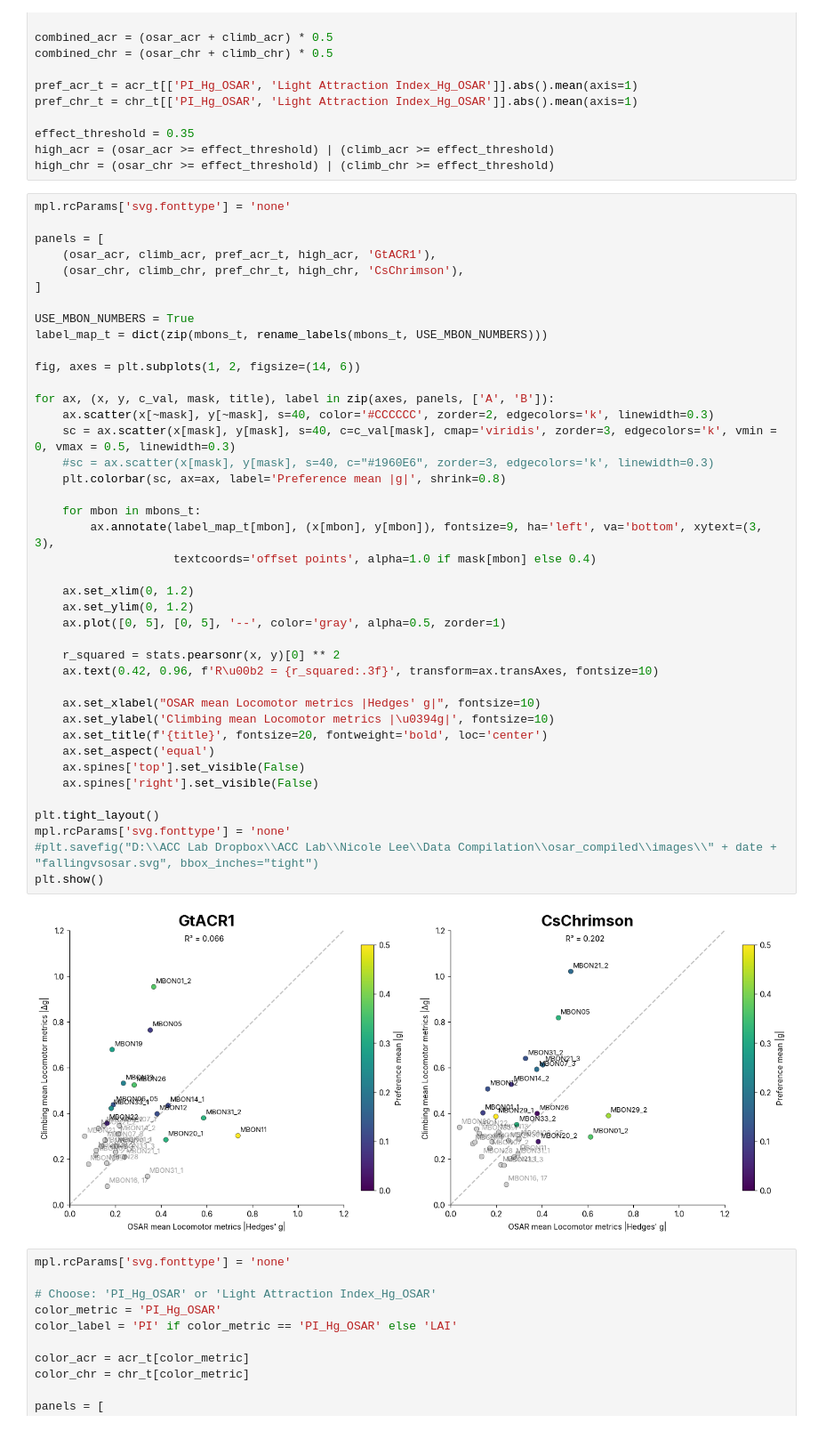
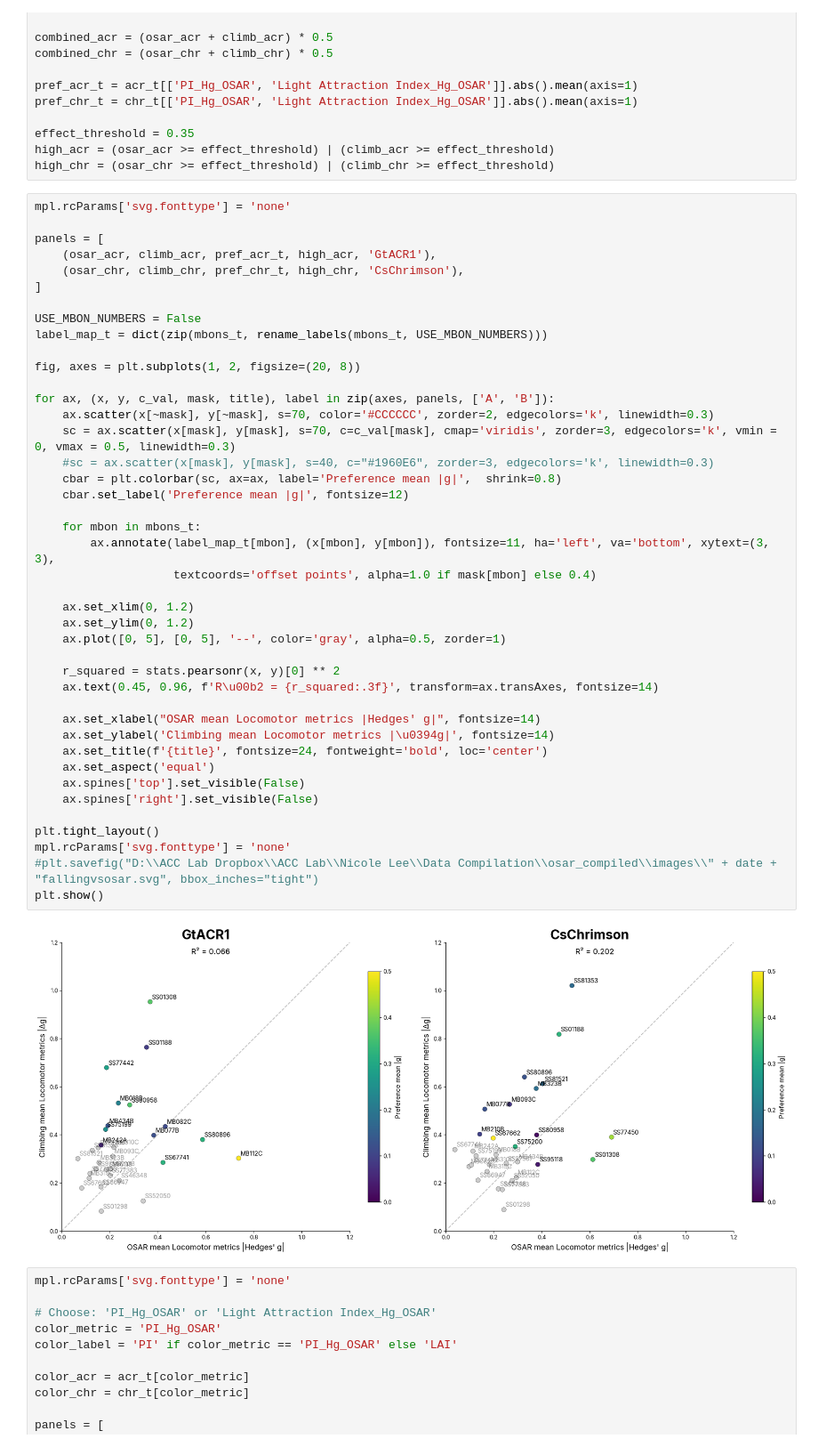
Before and after one commit to lnicole08/OSAR-Nicole-version, a Jupyter notebook: Osar Phenomics.ipynb, the cells around one changed output. Shown at 89% size. Drawn from its saved outputs; the diff is of its cells as text.

```diff
--- a/Osar Phenomics.ipynb
+++ b/Osar Phenomics.ipynb
@@ -466,44 +468,45 @@ mpl.rcParams['svg.fonttype'] = 'none'
 
 panels = [
     (osar_acr, climb_acr, pref_acr_t, high_acr, 'GtACR1'),
     (osar_chr, climb_chr, pref_chr_t, high_chr, 'CsChrimson'),
 ]
 
-USE_MBON_NUMBERS = True
+USE_MBON_NUMBERS = False
 label_map_t = dict(zip(mbons_t, rename_labels(mbons_t, USE_MBON_NUMBERS)))
 
-fig, axes = plt.subplots(1, 2, figsize=(14, 6))
+fig, axes = plt.subplots(1, 2, figsize=(20, 8))
 
 for ax, (x, y, c_val, mask, title), label in zip(axes, panels, ['A', 'B']):
-    ax.scatter(x[~mask], y[~mask], s=40, color='#CCCCCC', zorder=2, edgecolors='k', linewidth=0.3)
-    sc = ax.scatter(x[mask], y[mask], s=40, c=c_val[mask], cmap='viridis', zorder=3, edgecolors='k', vmin = 0, vmax = 0.5, linewidth=0.3)
+    ax.scatter(x[~mask], y[~mask], s=70, color='#CCCCCC', zorder=2, edgecolors='k', linewidth=0.3)
+    sc = ax.scatter(x[mask], y[mask], s=70, c=c_val[mask], cmap='viridis', zorder=3, edgecolors='k', vmin = 0, vmax = 0.5, linewidth=0.3)
     #sc = ax.scatter(x[mask], y[mask], s=40, c="#1960E6", zorder=3, edgecolors='k', linewidth=0.3)
-    plt.colorbar(sc, ax=ax, label='Preference mean |g|', shrink=0.8)
+    cbar = plt.colorbar(sc, ax=ax, label='Preference mean |g|',  shrink=0.8)
+    cbar.set_label('Preference mean |g|', fontsize=12)
 
     for mbon in mbons_t:
-        ax.annotate(label_map_t[mbon], (x[mbon], y[mbon]), fontsize=9, ha='left', va='bottom', xytext=(3, 3),
+        ax.annotate(label_map_t[mbon], (x[mbon], y[mbon]), fontsize=11, ha='left', va='bottom', xytext=(3, 3),
                     textcoords='offset points', alpha=1.0 if mask[mbon] else 0.4)
 
     ax.set_xlim(0, 1.2)
     ax.set_ylim(0, 1.2)
     ax.plot([0, 5], [0, 5], '--', color='gray', alpha=0.5, zorder=1)
 
     r_squared = stats.pearsonr(x, y)[0] ** 2
-    ax.text(0.42, 0.96, f'R\u00b2 = {r_squared:.3f}', transform=ax.transAxes, fontsize=10)
+    ax.text(0.45, 0.96, f'R\u00b2 = {r_squared:.3f}', transform=ax.transAxes, fontsize=14)
 
-    ax.set_xlabel("OSAR mean Locomotor metrics |Hedges' g|", fontsize=10)
-    ax.set_ylabel('Climbing mean Locomotor metrics |\u0394g|', fontsize=10)
-    ax.set_title(f'{title}', fontsize=20, fontweight='bold', loc='center')
+    ax.set_xlabel("OSAR mean Locomotor metrics |Hedges' g|", fontsize=14)
+    ax.set_ylabel('Climbing mean Locomotor metrics |\u0394g|', fontsize=14)
+    ax.set_title(f'{title}', fontsize=24, fontweight='bold', loc='center')
     ax.set_aspect('equal')
     ax.spines['top'].set_visible(False)
     ax.spines['right'].set_visible(False)
 
 plt.tight_layout()
 mpl.rcParams['svg.fonttype'] = 'none'
 #plt.savefig("D:\\ACC Lab Dropbox\\ACC Lab\\Nicole Lee\\Data Compilation\\osar_compiled\\images\\" + date + "fallingvsosar.svg", bbox_inches="tight")
 plt.show()
 # %% [output]
-[figure, old version]
+[figure, new version]
 # %%
 mpl.rcParams['svg.fonttype'] = 'none'
 
```
Also changed, not shown: parts of 1 cell of this notebook, 2 other files.
